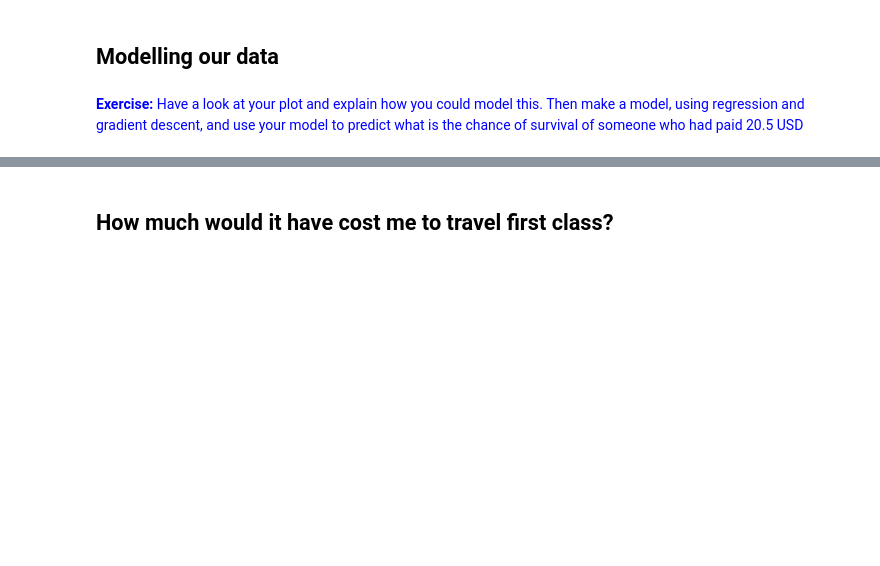
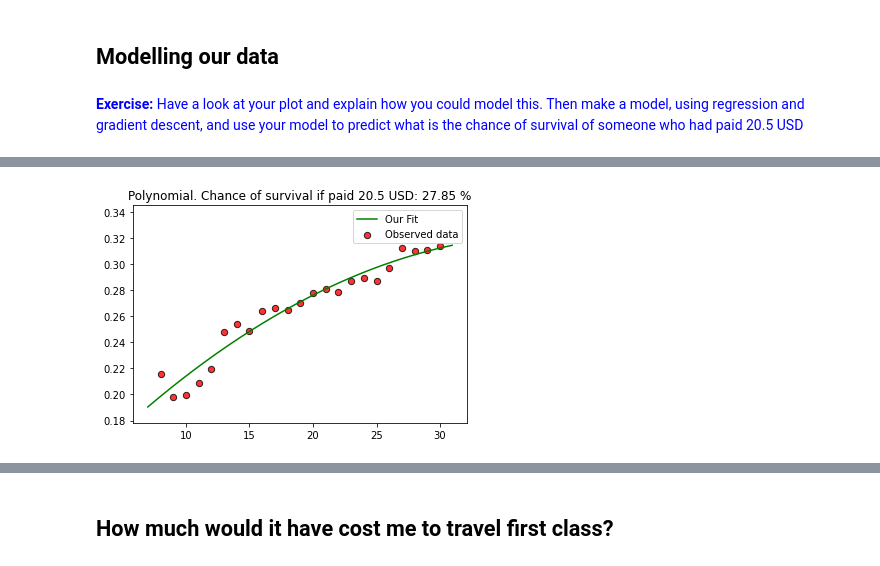
Before and after one commit to dkaratzas/DS2020-21, a Jupyter notebook: Practicals/Session 2 - Titanic/Titanic_Project_Solutions.ipynb, the cells around one changed output, grey strips where cells are left out. Drawn from its saved outputs; the diff is of its cells as text; code cells hidden in the pictures; blank space fills up the shorter version.

```diff
--- a/Practicals/Session 2 - Titanic/Titanic_Project_Solutions.ipynb
+++ b/Practicals/Session 2 - Titanic/Titanic_Project_Solutions.ipynb
@@ -187,0 +303,33 @@ plt.plot(fareRange, survived, "o")
+# %%
+# Your code here (cont)
+
+# Now let's also try with a polynomial of degree 2 (you can change the degree to explore more possibilities).
+deg = 2
+
+x_norm, means, stds = map_feature(x, degree = deg) # Generate features up to the corresponding degree
+
+w, J = GradientDescent_np_withReg(x_norm, y, alpha = 0.1, max_iterations=5000, lam = 0) # run our Gradient Descent
+
+# plot our FIT
+x_plot = np.arange(min(x)-1, max(x)+1, 0.05)
+x_out, means, stds = map_feature(x_plot, degree = deg, preCalcMeans=means, preCalcStd=stds)
+y_out = np.dot(x_out, w)
+plt.plot(x_plot, y_out, color='green', label='Our Fit')
+
+#plot the data
+plt.scatter(x, y, s=40, c='red', edgecolor = 'k', linewidth = 1, label='Observed data', alpha = 0.8)
+
+plt.legend() # Show a legend, with all the "labels" we have provided
+plt.ylim(0.9 * min(y), 1.1 * max(y))
+
+# Calculate number of accidents for 20.5 USD
+x_out, means, stds = map_feature(np.array([20.5]), degree = deg, preCalcMeans=means, preCalcStd=stds) # this function expects a list of numbers as inputs, so we give it a list of a single number
+y_out = np.dot(x_out, w)
+
+# Add a title to our subplot that explains what it is
+plt.title('Polynomial. Chance of survival if paid 20.5 USD: {} %'.format('%.2f' % (100*y_out[0]) ) )
+plt.show()
+
+print("Final loss: ", J[-1])
+# %% [output]
+[figure, added]
```
Also changed, not shown: parts of 10 cells of this notebook.
